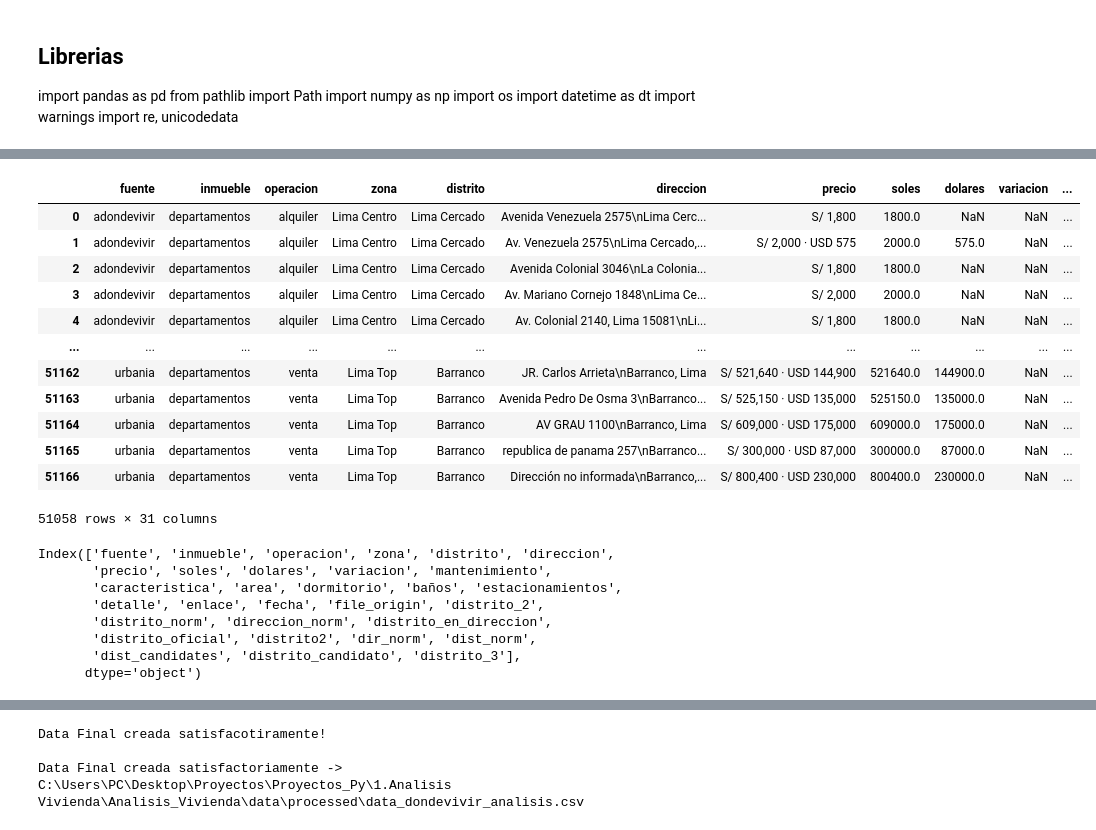
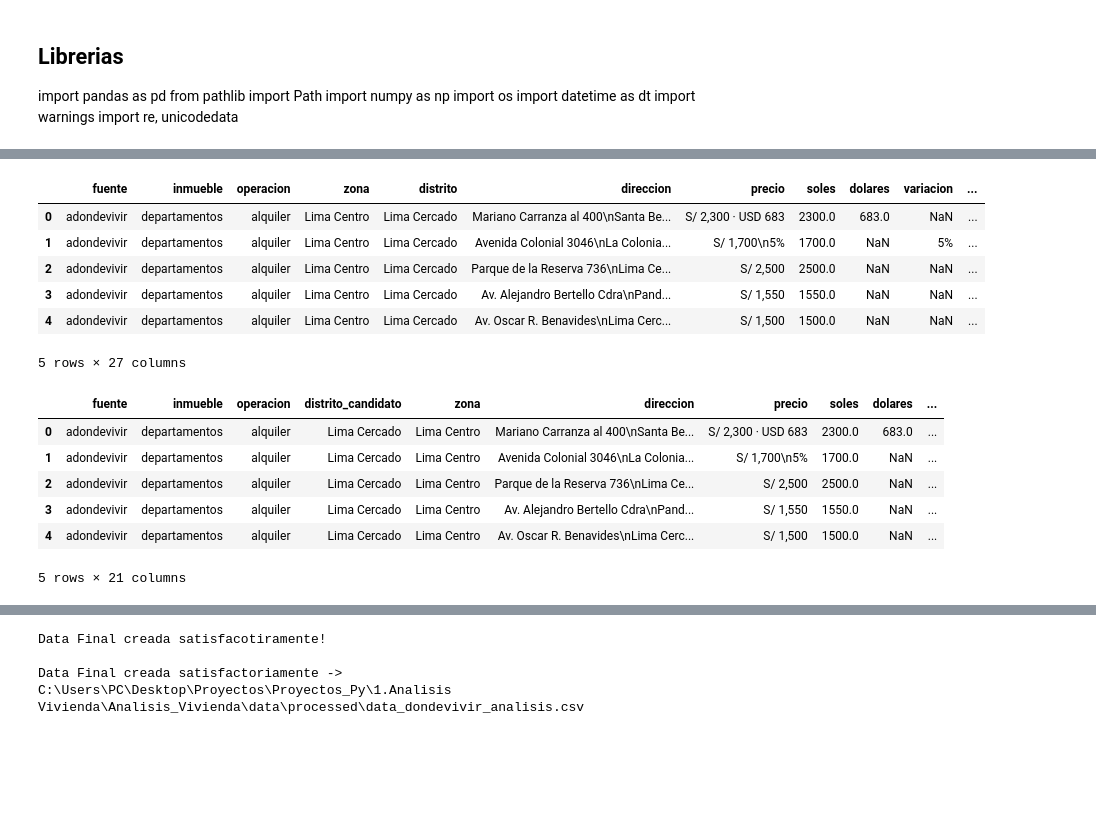
Before and after one commit to RH-007/Analisis_Vivienda, a Jupyter notebook: analysis/vivienda_process.ipynb, the cells around one changed output, grey strips where cells are left out. Drawn from its saved outputs; the diff is of its cells as text; code cells hidden in the pictures; blank space fills up the shorter version.

```diff
--- a/analysis/vivienda_process.ipynb
+++ b/analysis/vivienda_process.ipynb
@@ -106,9 +98,9 @@ s = (raw_all_nd["distrito"]
         .str.strip()
         .str.replace(r"\s+", " ", regex=True))
 
-raw_all_nd["distrito2"] = s.replace(valores)   # crea la nueva columna
+raw_all_nd["distrito"] = s.replace(valores)   # crea la nueva columna
 
-raw_all_nd["distrito_norm"] = raw_all_nd["distrito2"].str.lower().str.strip()
+raw_all_nd["distrito_norm"] = raw_all_nd["distrito"].str.lower().str.strip()
 raw_all_nd["direccion_norm"] = raw_all_nd["direccion"].str.lower().str.strip()
 
 raw_all_nd["distrito_en_direccion"] = raw_all_nd.apply(
@@ -254,4 +266,0 @@ raw_all_nd[raw_all_nd["distrito_en_direccion"]==False][cols + ["distrito_candida
-# %%
-raw_all_nd["distrito_3"] = np.where(
-    raw_all_nd["distrito_en_direccion"]==False, raw_all_nd["distrito_candidato"], raw_all_nd["distrito_2"]
-)
@@ -284,16 +267,26 @@ Name: count, dtype: int64
+# %%
+raw_all_nd2 = raw_all_nd[(raw_all_nd["distrito_candidato"].notnull()) & (raw_all_nd["distrito_candidato"] != "Ventanilla") ].copy()
+# %%
+raw_all_nd2.head()
+# %% [output]
+|  | fuente | inmueble | operacion | zona | distrito | direccion | precio | soles | dolares | variacion | ... |
+| 0 | adondevivir | departamentos | alquiler | Lima Centro | Lima Cercado | Mariano Carranza al 400\nSanta Be... | S/ 2,300 · USD 683 | 2300.0 | 683.0 | NaN | ... |
+| 1 | adondevivir | departamentos | alquiler | Lima Centro | Lima Cercado | Avenida Colonial 3046\nLa Colonia... | S/ 1,700\n5% | 1700.0 | NaN | 5% | ... |
+| 2 | adondevivir | departamentos | alquiler | Lima Centro | Lima Cercado | Parque de la Reserva 736\nLima Ce... | S/ 2,500 | 2500.0 | NaN | NaN | ... |
+| 3 | adondevivir | departamentos | alquiler | Lima Centro | Lima Cercado | Av. Alejandro Bertello Cdra\nPand... | S/ 1,550 | 1550.0 | NaN | NaN | ... |
+| 4 | adondevivir | departamentos | alquiler | Lima Centro | Lima Cercado | Av. Oscar R. Benavides\nLima Cerc... | S/ 1,500 | 1500.0 | NaN | NaN | ... |
+5 rows × 27 columns
 # %%
 
 data_p1 = raw_all_nd
 
-cols_obj =['fuente', 'inmueble', 'operacion', 'distrito', 'distrito_3', 'zona', 'direccion', 'precio',
+cols_obj =['fuente', 'inmueble', 'operacion', 'distrito_candidato' , 'zona', 'direccion', 'precio',
             'soles', 'dolares', 'variacion', 'mantenimiento', 'caracteristica',
             'area', 'dormitorio', 'baños', 'estacionamientos', 'detalle', 'enlace',
-            'fecha', 'file_origin', 'distrito_candidato', 'distrito_norm',
-            'direccion_norm', 'distrito_en_direccion']
+            'fecha', 'file_origin']
 
-data_p2 = data_p1[data_p1["distrito_candidato"].notna()][cols_obj].copy()
 
-data_vivienda = pd.concat([data_p1], axis=0)
+data_vivienda = raw_all_nd2[cols_obj].copy()
 
 def normalizar(texto: str) -> str:
     # 1. Pasar a minúsculas
@@ -308,34 +301,17 @@ def normalizar(texto: str) -> str:
     return texto
 
 
-data_vivienda["distrito_oficial"] = data_vivienda["distrito_3"] ## .apply(normalizar)
+data_vivienda["distrito_oficial"] = data_vivienda["distrito_candidato"] ## .apply(normalizar)
 # %%
-data_vivienda
+data_vivienda.head()
 # %% [output]
-|  | fuente | inmueble | operacion | zona | distrito | direccion | precio | soles | dolares | variacion | ... |
-| 0 | adondevivir | departamentos | alquiler | Lima Centro | Lima Cercado | Avenida Venezuela 2575\nLima Cerc... | S/ 1,800 | 1800.0 | NaN | NaN | ... |
-| 1 | adondevivir | departamentos | alquiler | Lima Centro | Lima Cercado | Av. Venezuela 2575\nLima Cercado,... | S/ 2,000 · USD 575 | 2000.0 | 575.0 | NaN | ... |
-| 2 | adondevivir | departamentos | alquiler | Lima Centro | Lima Cercado | Avenida Colonial 3046\nLa Colonia... | S/ 1,800 | 1800.0 | NaN | NaN | ... |
-| 3 | adondevivir | departamentos | alquiler | Lima Centro | Lima Cercado | Av. Mariano Cornejo 1848\nLima Ce... | S/ 2,000 | 2000.0 | NaN | NaN | ... |
-| 4 | adondevivir | departamentos | alquiler | Lima Centro | Lima Cercado | Av. Colonial 2140, Lima 15081\nLi... | S/ 1,800 | 1800.0 | NaN | NaN | ... |
-| ... | ... | ... | ... | ... | ... | ... | ... | ... | ... | ... | ... |
-| 51162 | urbania | departamentos | venta | Lima Top | Barranco | JR. Carlos Arrieta\nBarranco, Lima | S/ 521,640 · USD 144,900 | 521640.0 | 144900.0 | NaN | ... |
-| 51163 | urbania | departamentos | venta | Lima Top | Barranco | Avenida Pedro De Osma 3\nBarranco... | S/ 525,150 · USD 135,000 | 525150.0 | 135000.0 | NaN | ... |
-| 51164 | urbania | departamentos | venta | Lima Top | Barranco | AV GRAU 1100\nBarranco, Lima | S/ 609,000 · USD 175,000 | 609000.0 | 175000.0 | NaN | ... |
-| 51165 | urbania | departamentos | venta | Lima Top | Barranco | republica de panama 257\nBarranco... | S/ 300,000 · USD 87,000 | 300000.0 | 87000.0 | NaN | ... |
-| 51166 | urbania | departamentos | venta | Lima Top | Barranco | Dirección no informada\nBarranco,... | S/ 800,400 · USD 230,000 | 800400.0 | 230000.0 | NaN | ... |
+|  | fuente | inmueble | operacion | distrito_candidato | zona | direccion | precio | soles | dolares | ... |
+| 0 | adondevivir | departamentos | alquiler | Lima Cercado | Lima Centro | Mariano Carranza al 400\nSanta Be... | S/ 2,300 · USD 683 | 2300.0 | 683.0 | ... |
+| 1 | adondevivir | departamentos | alquiler | Lima Cercado | Lima Centro | Avenida Colonial 3046\nLa Colonia... | S/ 1,700\n5% | 1700.0 | NaN | ... |
+| 2 | adondevivir | departamentos | alquiler | Lima Cercado | Lima Centro | Parque de la Reserva 736\nLima Ce... | S/ 2,500 | 2500.0 | NaN | ... |
+| 3 | adondevivir | departamentos | alquiler | Lima Cercado | Lima Centro | Av. Alejandro Bertello Cdra\nPand... | S/ 1,550 | 1550.0 | NaN | ... |
+| 4 | adondevivir | departamentos | alquiler | Lima Cercado | Lima Centro | Av. Oscar R. Benavides\nLima Cerc... | S/ 1,500 | 1500.0 | NaN | ... |
-51058 rows × 31 columns
+5 rows × 21 columns
-# %%
-data_vivienda.columns
-# %% [output]
-Index(['fuente', 'inmueble', 'operacion', 'zona', 'distrito', 'direccion',
-       'precio', 'soles', 'dolares', 'variacion', 'mantenimiento',
-       'caracteristica', 'area', 'dormitorio', 'baños', 'estacionamientos',
-       'detalle', 'enlace', 'fecha', 'file_origin', 'distrito_2',
-       'distrito_norm', 'direccion_norm', 'distrito_en_direccion',
-       'distrito_oficial', 'distrito2', 'dir_norm', 'dist_norm',
-       'dist_candidates', 'distrito_candidato', 'distrito_3'],
-      dtype='object')
 # %%
 
 print("\nCreacion de variables!")
```
Also changed, not shown: parts of 31 cells of this notebook, 2 other files.
